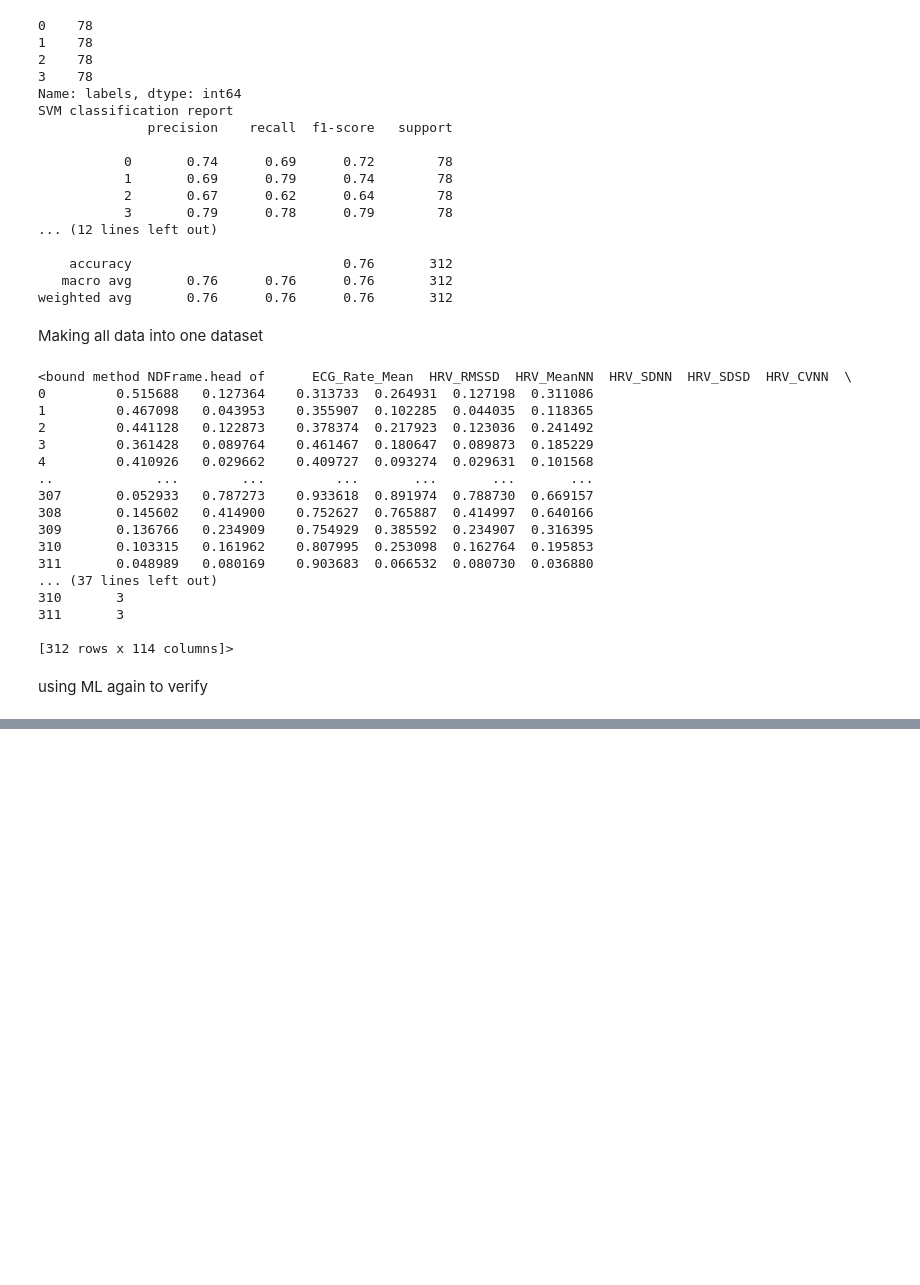
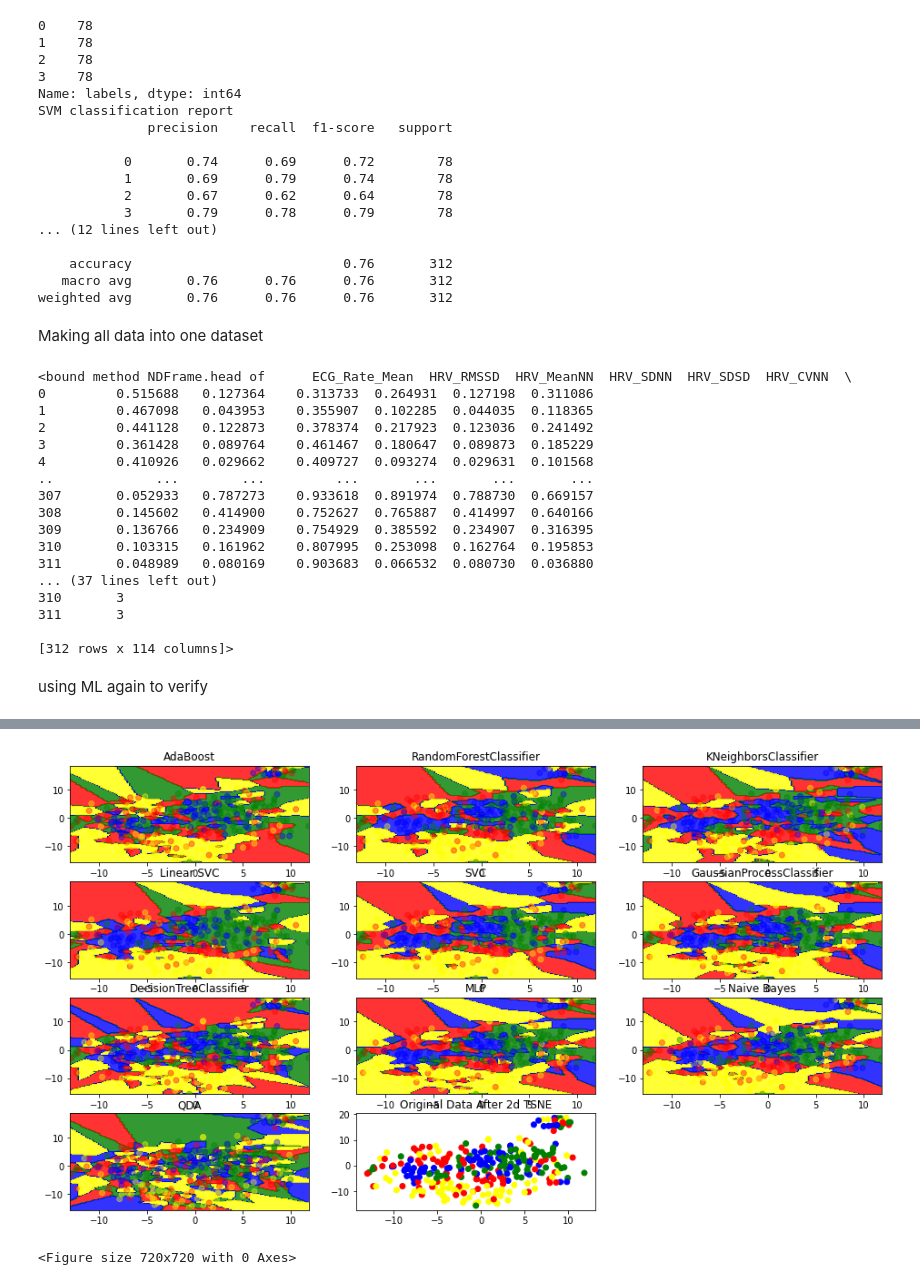
Before and after one commit to tomjefferis/CO620-Emotion-Detection-, a Jupyter notebook: mlDataTesting.ipynb, the cells around one changed output, grey strips where cells are left out. Cells and saved outputs as stored; diff of their text form; code cells hidden in the pictures; blank space fills up the shorter version.

```diff
--- a/mlDataTesting.ipynb
+++ b/mlDataTesting.ipynb
@@ -456,0 +521,73 @@ weighted avg       0.78      0.77      0.77       312
+# %%
+data = pd.read_csv('./processed_data/completeData.csv')
+X = data.drop('labels', axis=1)
+y = data['labels']
+
+#X_train, X_test, y_train, y_test = train_test_split(X, y, test_size=0.33, random_state=1)
+
+
+
+tsne_results  = TSNE(n_components=2).fit_transform(X)
+df_subset = pd.DataFrame()
+
+df_subset['tsne-2d-one'] = tsne_results[:,0]
+df_subset['tsne-2d-two'] = tsne_results[:,1]
+df_subset['tsne-2d-lab'] = y
+
+plt.rcParams["figure.figsize"] = [16,9]
+fig, axs = plt.subplots(11)
+
+
+colors = ['red','green','blue','yellow']
+axs[10].scatter(df_subset['tsne-2d-one'],df_subset['tsne-2d-two'],c=y,cmap=matplotlib.colors.ListedColormap(colors))
+axs[10].set_title("Original Data After 2d TSNE")
+
+kfold = StratifiedKFold(n_splits=10)
+
+names = ["AdaBoost", "RandomForestClassifier", "KNeighborsClassifier",
+         "Linear SVC", "SVC", "GaussianProcessClassifier", "DecisionTreeClassifier",
+         "MLP","Naive Bayes", "QDA"]
+
+# Modeling step Test differents algorithms
+classifiers = [AdaBoostClassifier(),
+                RandomForestClassifier(),
+                KNeighborsClassifier(3),
+                SVC(kernel="linear", C=0.025),
+                SVC(),
+                GaussianProcessClassifier(1.0 * RBF(1.0)),
+                DecisionTreeClassifier(max_depth=5),
+                MLPClassifier(alpha=1, max_iter=1000),
+                GaussianNB(),
+                QuadraticDiscriminantAnalysis()]
+
+for model in range(len(classifiers)) :
+    y_pred = cross_val_predict(classifiers[model], X, y, cv = 10, n_jobs=4)
+    print(f"{names[model]} classification report")
+    print(classification_report(y, y_pred))
+    # create meshgrid
+    resolution = 100 # 100x100 background pixels
+    X2d_xmin, X2d_xmax = np.min(tsne_results[:,0]), np.max(tsne_results[:,0])
+    X2d_ymin, X2d_ymax = np.min(tsne_results[:,1]), np.max(tsne_results[:,1])
+    xx, yy = np.meshgrid(np.linspace(X2d_xmin, X2d_xmax, resolution), np.linspace(X2d_ymin, X2d_ymax, resolution))
+
+    # approximate Voronoi tesselation on resolution x resolution grid using 1-NN
+    background_model = KNeighborsClassifier(n_neighbors=1).fit(tsne_results, y_pred)
+    voronoiBackground = background_model.predict(np.c_[xx.ravel(), yy.ravel()])
+    voronoiBackground = voronoiBackground.reshape((resolution, resolution))
+
+    #plot
+    axs[model].contourf(xx, yy, voronoiBackground,cmap=matplotlib.colors.ListedColormap(colors),alpha = 0.8)
+    axs[model].scatter(tsne_results[:,0], tsne_results[:,1], c=y,cmap=matplotlib.colors.ListedColormap(colors),alpha = 0.4)
+    axs[model].set_title(names[model])
+
+fig = plt.gcf()
+gs = gridspec.GridSpec(4,3)
+for i in range(3):
+    for j in range(4):
+        k = i+j*3
+        if k < len(axs):
+            axs[k].set_position(gs[k].get_position(fig))
+
+plt.figure(figsize=(10,10))
+plt.show()
+# %% [output]
@@ -456,0 +611,2 @@ weighted avg       0.78      0.77      0.77       312
+[figure, added]
+<Figure size 720x720 with 0 Axes>
```
Also changed, not shown: parts of 12 cells of this notebook, 19 other files.
